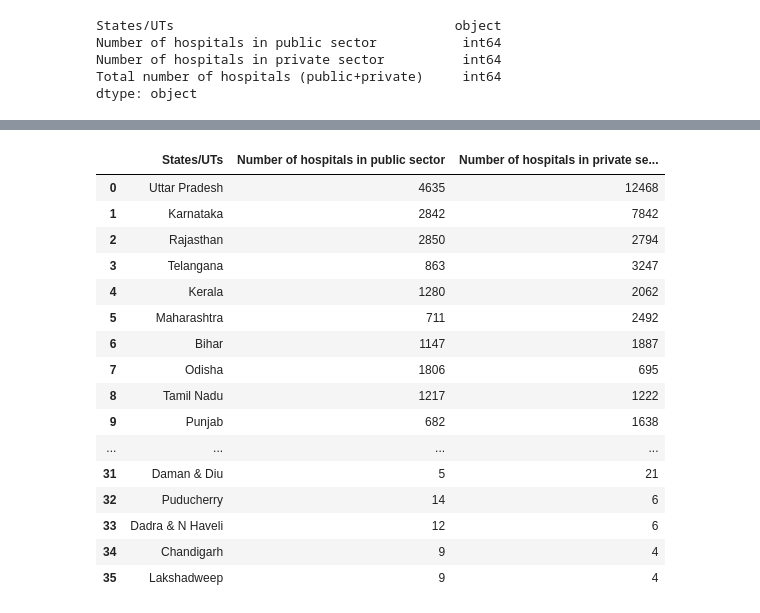
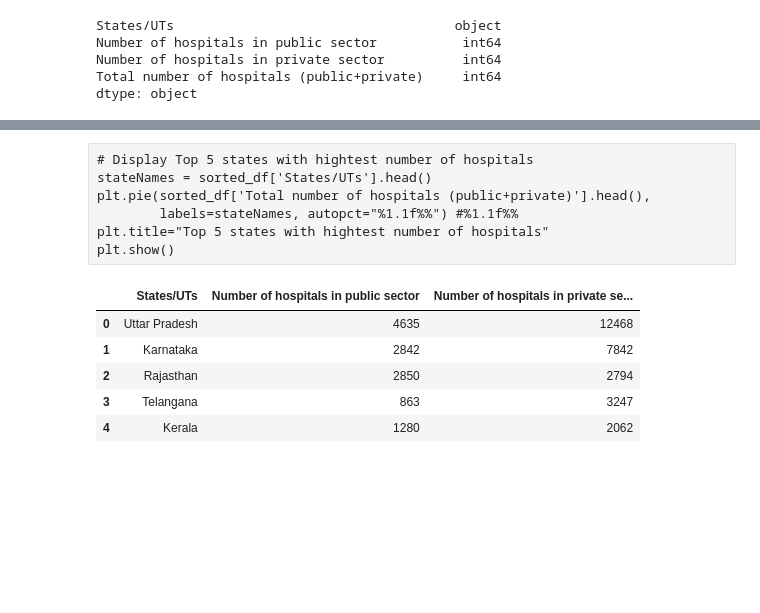
Before and after one commit to srikanthbhadragiri/datascience, a Jupyter notebook: notebooks/Hospitals-States-Public-Private-Count.ipynb, the cells around one changed output, grey strips where cells are left out. Cells and saved outputs as stored; diff of their text form; code cells hidden in the pictures; blank space fills up the shorter version.

```diff
--- a/notebooks/Hospitals-States-Public-Private-Count.ipynb
+++ b/notebooks/Hospitals-States-Public-Private-Count.ipynb
@@ -235,25 +143,21 @@ plt.show()
+# %% [raw]
+# Display Top 5 states with hightest number of hospitals
+stateNames = sorted_df['States/UTs'].head()
+plt.pie(sorted_df['Total number of hospitals (public+private)'].head(),
+        labels=stateNames, autopct="%1.1f%%") #%1.1f%%
+plt.title="Top 5 states with hightest number of hospitals"
+plt.show()
 # %%
 # Extract 3 columns of data (states, public hospitals, private hospitals) to show comparision
 df_private_vs_public = sorted_df[['States/UTs',
                                   'Number of hospitals in public sector',
                                   'Number of hospitals in private sector']]
 # Reset index values
-df_private_vs_public.reset_index(drop=True)
+df_private_vs_public.reset_index(drop=True).head()
 # %% [output]
 |  | States/UTs | Number of hospitals in public sector | Number of hospitals in private se... |
 | 0 | Uttar Pradesh | 4635 | 12468 |
 | 1 | Karnataka | 2842 | 7842 |
 | 2 | Rajasthan | 2850 | 2794 |
 | 3 | Telangana | 863 | 3247 |
 | 4 | Kerala | 1280 | 2062 |
-| 5 | Maharashtra | 711 | 2492 |
-| 6 | Bihar | 1147 | 1887 |
-| 7 | Odisha | 1806 | 695 |
-| 8 | Tamil Nadu | 1217 | 1222 |
-| 9 | Punjab | 682 | 1638 |
-| ... | ... | ... | ... |
-| 31 | Daman & Diu | 5 | 21 |
-| 32 | Puducherry | 14 | 6 |
-| 33 | Dadra & N Haveli | 12 | 6 |
-| 34 | Chandigarh | 9 | 4 |
-| 35 | Lakshadweep | 9 | 4 |
```
Also changed, not shown: parts of 18 cells of this notebook, 1 other file.
